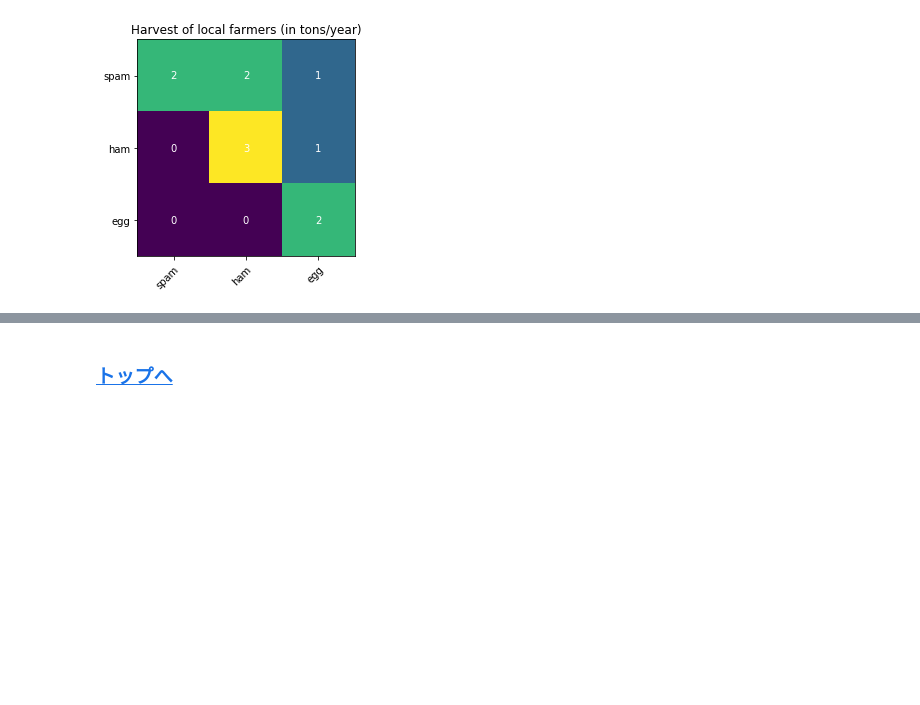
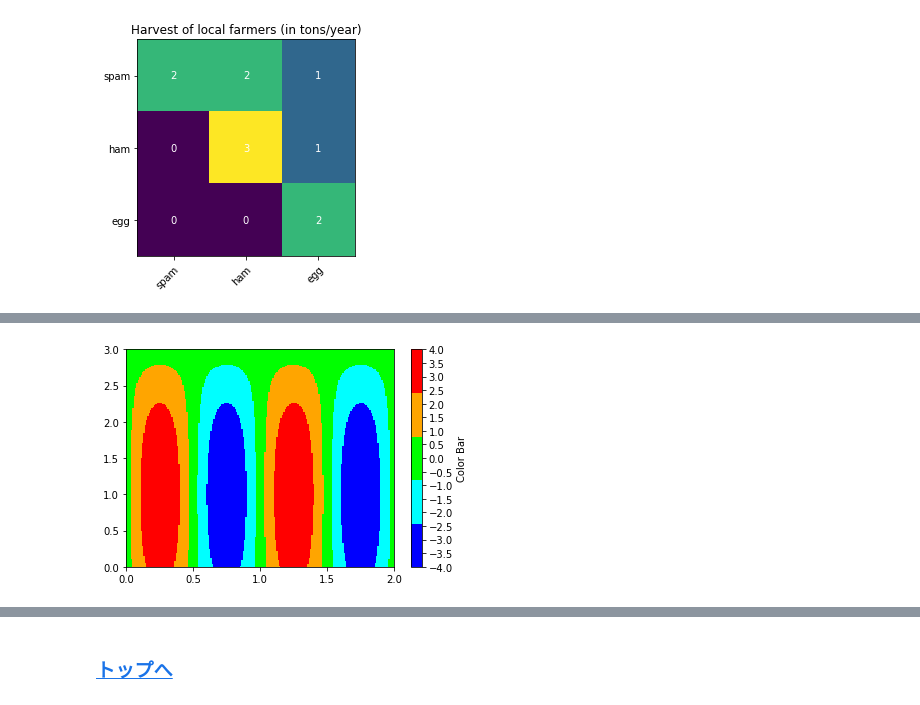
Before and after one commit to IkokObi/Reference, a Jupyter notebook: Python/matplotlib/matplotlib_cheatbook.ipynb, the cells around one changed output, grey strips where cells are left out. Saved outputs shown, nothing was run; the diff lists cells and outputs as text; code cells hidden in the pictures; blank space fills up the shorter version.

```diff
--- a/Python/matplotlib/matplotlib_cheatbook.ipynb
+++ b/Python/matplotlib/matplotlib_cheatbook.ipynb
@@ -269,0 +323,10 @@ plot_confusion_matrix(y_true=y_true, y_pred=y_pred, labels=labels, name_labels=n
+# %%
+from matplotlib.colors import ListedColormap
+
+color_list = ['Blue', 'Cyan', 'lime', 'Orange', 'Red']
+
+cmap = ListedColormap(color_list)
+
+pcolormesh_cmap(x_grid=X, y_grid=Y, data=data, vmin=-4, vmax=4, cmap=cmap)
+# %% [output]
+[figure, added]
```
Also changed, not shown: parts of 11 cells of this notebook.
